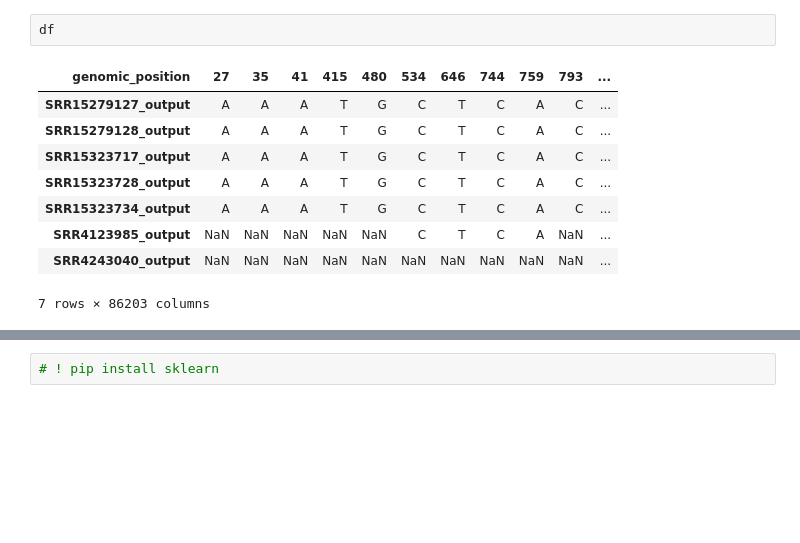
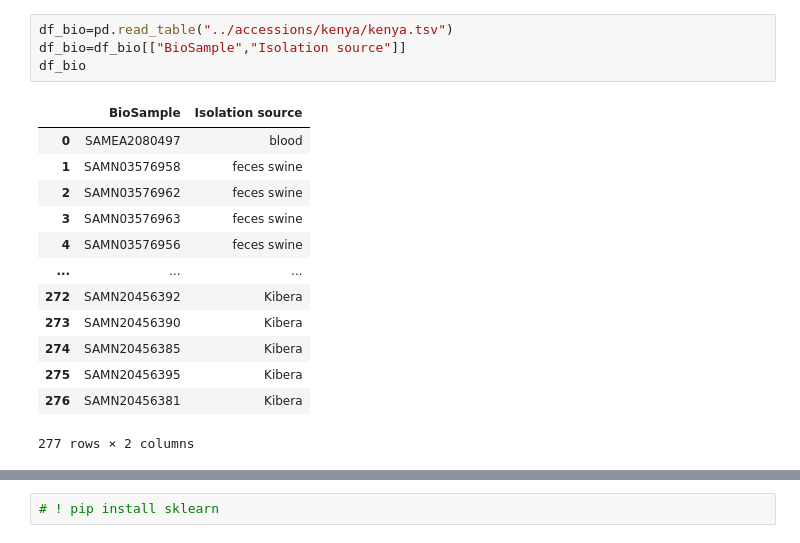
Before and after one commit to omicscodeathon/salmonellaml, a Jupyter notebook: notebooks/preprocessing_04.ipynb, the cells around one changed output, grey strips where cells are left out. Saved outputs shown, nothing was run; the diff lists cells and outputs as text; blank space fills up the shorter version.

Commit message:
updated kenya daset

```diff
--- a/notebooks/preprocessing_04.ipynb
+++ b/notebooks/preprocessing_04.ipynb
@@ -97,12 +130,18 @@ df
 # %%
-df
+df_bio=pd.read_table("../accessions/kenya/kenya.tsv")
+df_bio=df_bio[["BioSample","Isolation source"]]
+df_bio
 # %% [output]
-| genomic_position | 27 | 35 | 41 | 415 | 480 | 534 | 646 | 744 | 759 | 793 | ... |
-| SRR15279127_output | A | A | A | T | G | C | T | C | A | C | ... |
-| SRR15279128_output | A | A | A | T | G | C | T | C | A | C | ... |
-| SRR15323717_output | A | A | A | T | G | C | T | C | A | C | ... |
-| SRR15323728_output | A | A | A | T | G | C | T | C | A | C | ... |
-| SRR15323734_output | A | A | A | T | G | C | T | C | A | C | ... |
-| SRR4123985_output | NaN | NaN | NaN | NaN | NaN | C | T | C | A | NaN | ... |
-| SRR4243040_output | NaN | NaN | NaN | NaN | NaN | NaN | NaN | NaN | NaN | NaN | ... |
+|  | BioSample | Isolation source |
+| 0 | SAMEA2080497 | blood |
+| 1 | SAMN03576958 | feces swine |
+| 2 | SAMN03576962 | feces swine |
+| 3 | SAMN03576963 | feces swine |
+| 4 | SAMN03576956 | feces swine |
+| ... | ... | ... |
+| 272 | SAMN20456392 | Kibera |
+| 273 | SAMN20456390 | Kibera |
+| 274 | SAMN20456385 | Kibera |
+| 275 | SAMN20456395 | Kibera |
+| 276 | SAMN20456381 | Kibera |
-7 rows × 86203 columns
+277 rows × 2 columns
```
Also changed, not shown: parts of 13 cells of this notebook.
